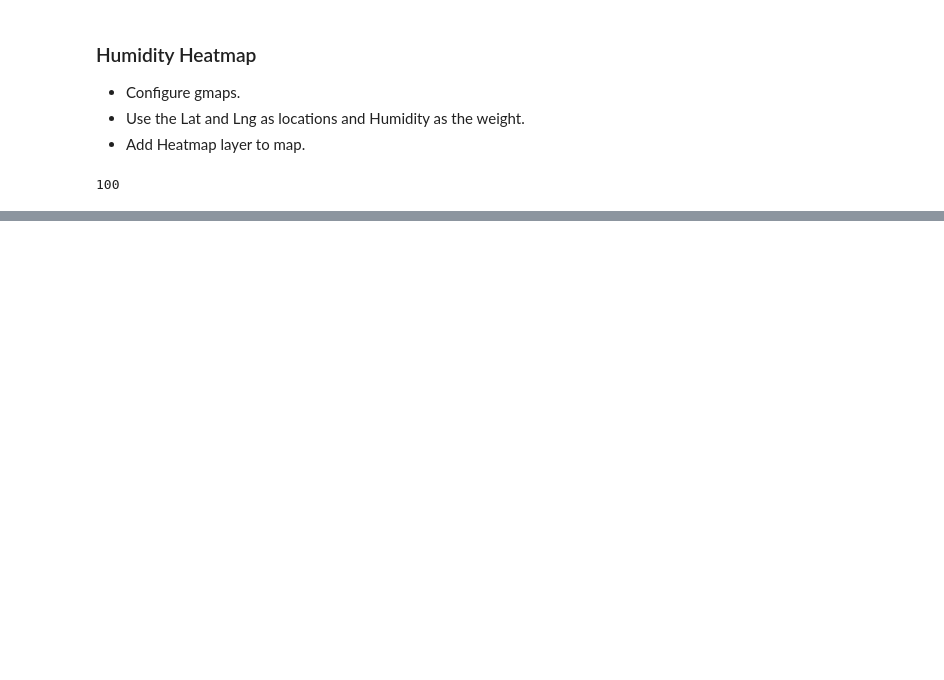
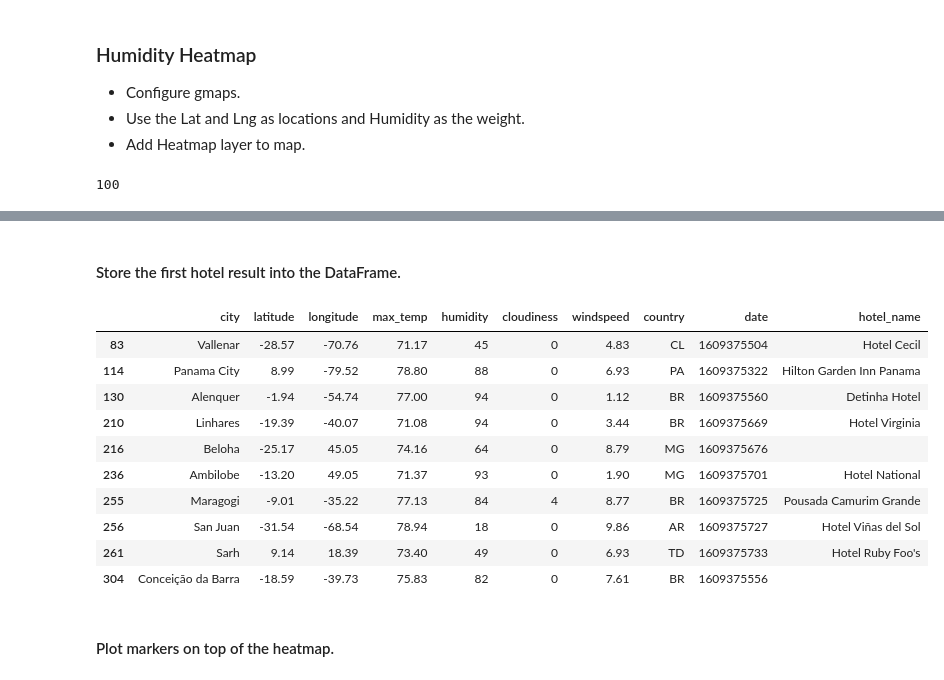
Before and after one commit to alisonsadel/API-challenge, a Jupyter notebook: VacationPy_Alison_Sadel.ipynb, the cells around one changed output, grey strips where cells are left out. Cells and saved outputs as stored; diff of their text form; code cells hidden in the pictures; blank space fills up the shorter version.

```diff
--- a/VacationPy_Alison_Sadel.ipynb
+++ b/VacationPy_Alison_Sadel.ipynb
@@ -111,3 +207,25 @@ ideal_weather
+# %% [markdown]
+#### Store the first hotel result into the DataFrame.
+# %%
+# Save Data to csv
+hotel_df.to_csv("weather_status.csv")
+
+# Visualize to confirm airport data appears
+hotel_df.head(10)
+# %% [output]
+|  | city | latitude | longitude | max_temp | humidity | cloudiness | windspeed | country | date | hotel_name |
+| 83 | Vallenar | -28.57 | -70.76 | 71.17 | 45 | 0 | 4.83 | CL | 1609375504 | Hotel Cecil |
+| 114 | Panama City | 8.99 | -79.52 | 78.80 | 88 | 0 | 6.93 | PA | 1609375322 | Hilton Garden Inn Panama |
+| 130 | Alenquer | -1.94 | -54.74 | 77.00 | 94 | 0 | 1.12 | BR | 1609375560 | Detinha Hotel |
+| 210 | Linhares | -19.39 | -40.07 | 71.08 | 94 | 0 | 3.44 | BR | 1609375669 | Hotel Virginia |
+| 216 | Beloha | -25.17 | 45.05 | 74.16 | 64 | 0 | 8.79 | MG | 1609375676 |  |
+| 236 | Ambilobe | -13.20 | 49.05 | 71.37 | 93 | 0 | 1.90 | MG | 1609375701 | Hotel National |
+| 255 | Maragogi | -9.01 | -35.22 | 77.13 | 84 | 4 | 8.77 | BR | 1609375725 | Pousada Camurim Grande |
+| 256 | San Juan | -31.54 | -68.54 | 78.94 | 18 | 0 | 9.86 | AR | 1609375727 | Hotel Viñas del Sol |
+| 261 | Sarh | 9.14 | 18.39 | 73.40 | 49 | 0 | 6.93 | TD | 1609375733 | Hotel Ruby Foo's |
+| 304 | Conceição da Barra | -18.59 | -39.73 | 75.83 | 82 | 0 | 7.61 | BR | 1609375556 |  |
+# %% [markdown]
+#### Plot markers on top of the heatmap.
 # %%
 # NOTE: Do not change any of the code in this cell
 
```
Also changed, not shown: parts of 11 cells of this notebook.
